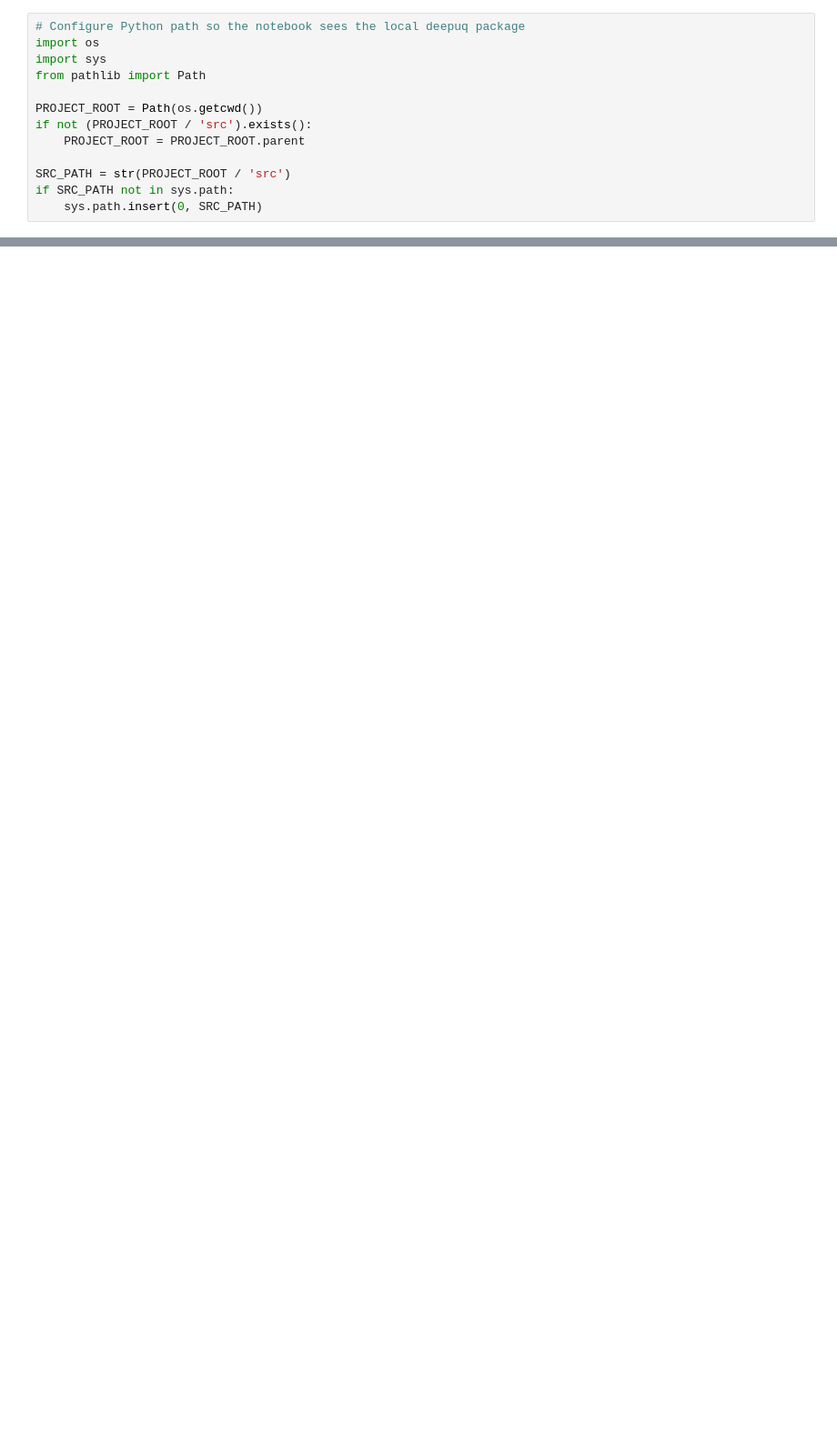
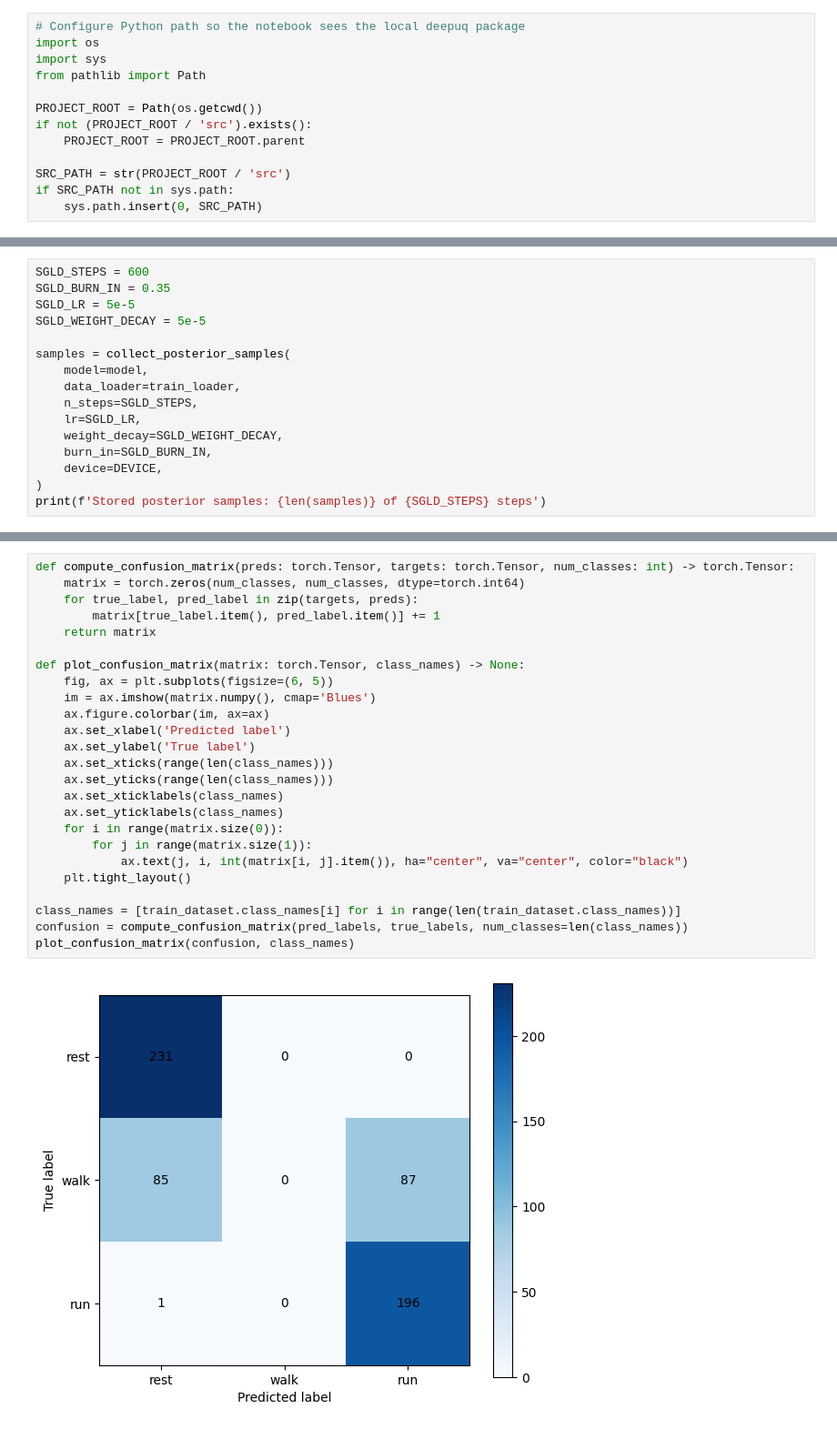
Before and after one commit to Vispikarkaria/Deep-UQ, a Jupyter notebook: notebooks/SGLD_Tutorial.ipynb, the cells around one changed output, grey strips where cells are left out. Shown: that part at 91% size. Saved outputs shown, nothing was run; the diff lists cells and outputs as text; blank space fills up the shorter version.

```diff
--- a/notebooks/SGLD_Tutorial.ipynb
+++ b/notebooks/SGLD_Tutorial.ipynb
@@ -81,0 +293,16 @@ print('First example variance:', var_probs[0])
+# %%
+SGLD_STEPS = 600
+SGLD_BURN_IN = 0.35
+SGLD_LR = 5e-5
+SGLD_WEIGHT_DECAY = 5e-5
+
+samples = collect_posterior_samples(
+    model=model,
+    data_loader=train_loader,
+    n_steps=SGLD_STEPS,
+    lr=SGLD_LR,
+    weight_decay=SGLD_WEIGHT_DECAY,
+    burn_in=SGLD_BURN_IN,
+    device=DEVICE,
+)
+print(f'Stored posterior samples: {len(samples)} of {SGLD_STEPS} steps')
@@ -81,0 +352,27 @@ print('First example variance:', var_probs[0])
+# %%
+def compute_confusion_matrix(preds: torch.Tensor, targets: torch.Tensor, num_classes: int) -> torch.Tensor:
+    matrix = torch.zeros(num_classes, num_classes, dtype=torch.int64)
+    for true_label, pred_label in zip(targets, preds):
+        matrix[true_label.item(), pred_label.item()] += 1
+    return matrix
+
+def plot_confusion_matrix(matrix: torch.Tensor, class_names) -> None:
+    fig, ax = plt.subplots(figsize=(6, 5))
+    im = ax.imshow(matrix.numpy(), cmap='Blues')
+    ax.figure.colorbar(im, ax=ax)
+    ax.set_xlabel('Predicted label')
+    ax.set_ylabel('True label')
+    ax.set_xticks(range(len(class_names)))
+    ax.set_yticks(range(len(class_names)))
+    ax.set_xticklabels(class_names)
+    ax.set_yticklabels(class_names)
+    for i in range(matrix.size(0)):
+        for j in range(matrix.size(1)):
+            ax.text(j, i, int(matrix[i, j].item()), ha="center", va="center", color="black")
+    plt.tight_layout()
+
+class_names = [train_dataset.class_names[i] for i in range(len(train_dataset.class_names))]
+confusion = compute_confusion_matrix(pred_labels, true_labels, num_classes=len(class_names))
+plot_confusion_matrix(confusion, class_names)
+# %% [output]
+[figure, added]
```
Also changed, not shown: parts of 34 cells of this notebook, 9 other files.
